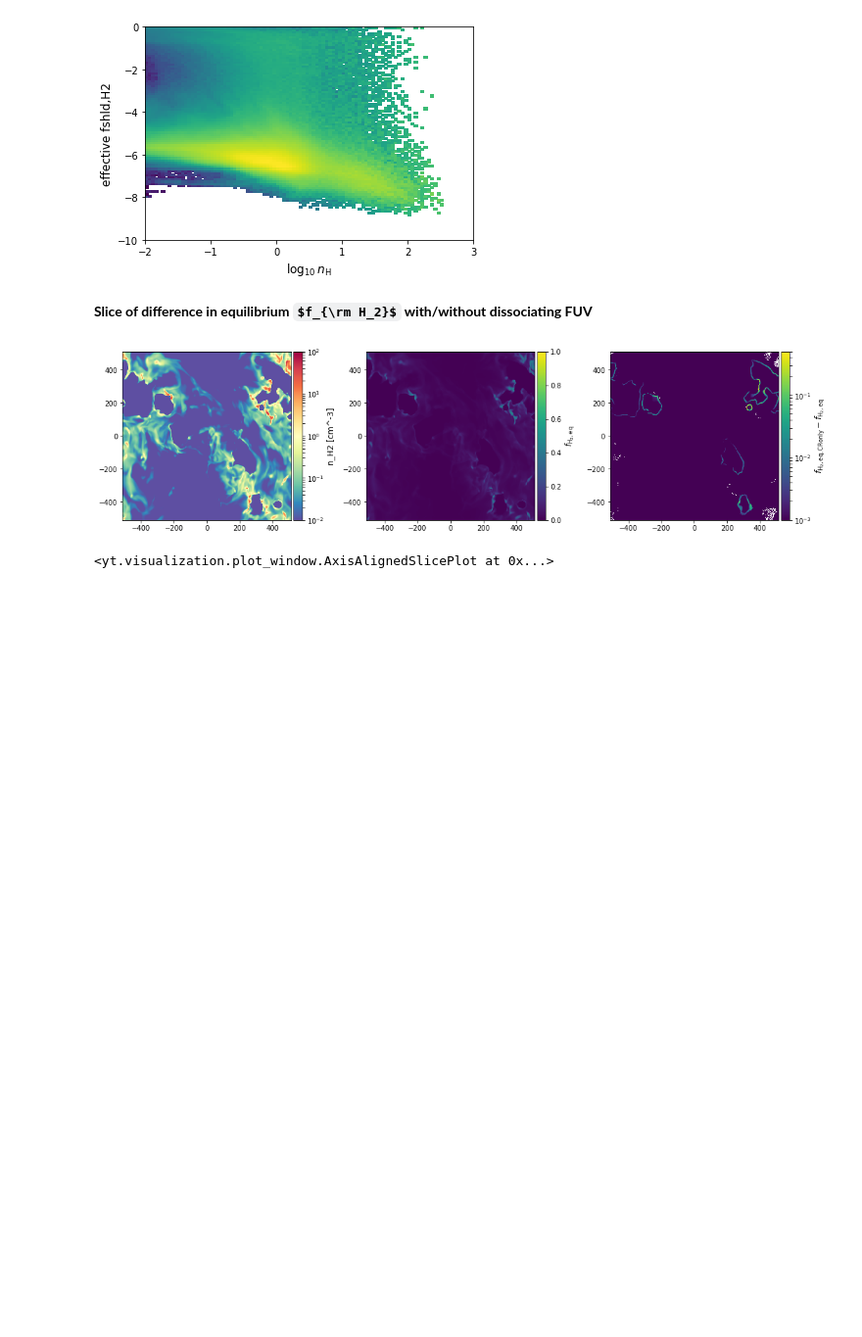
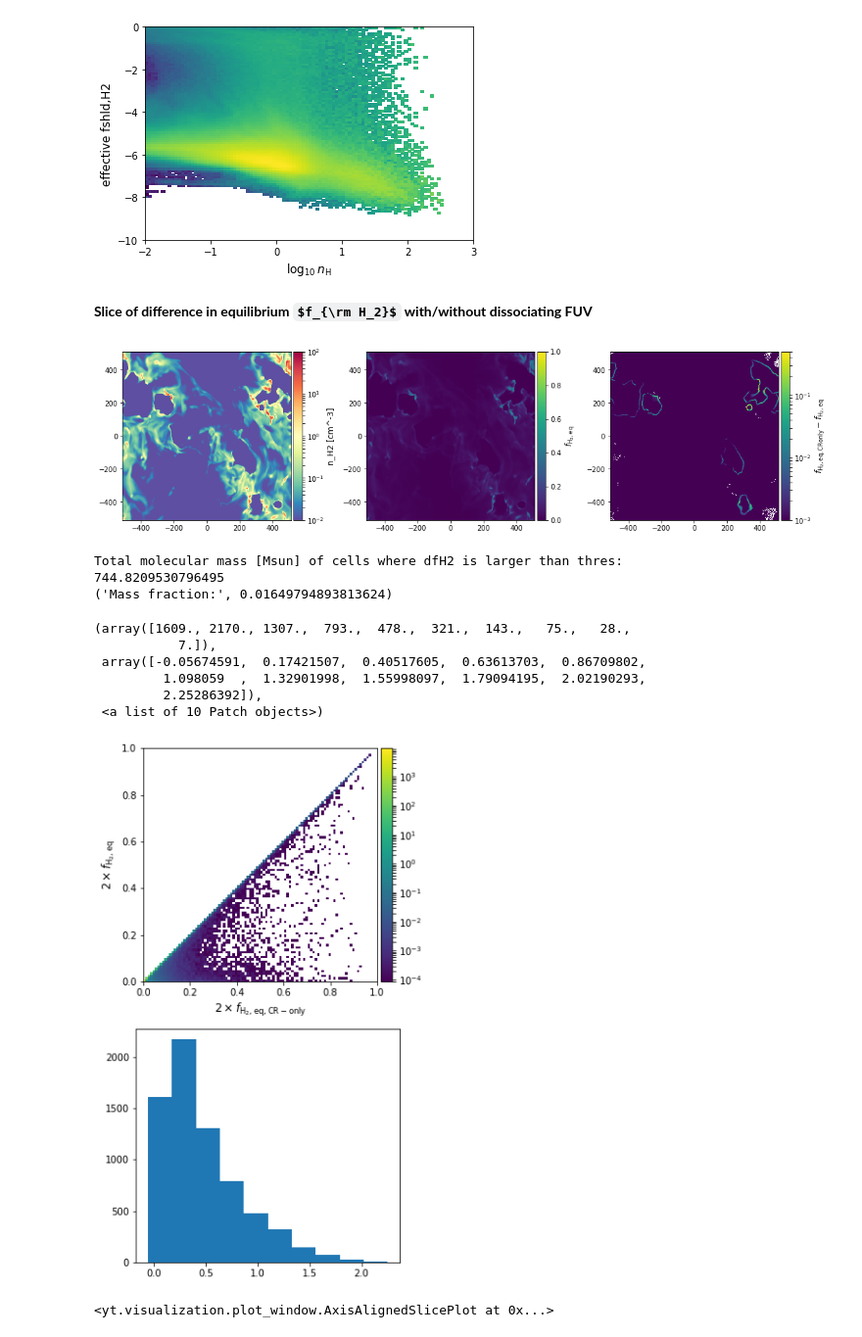
Before and after one commit to jeonggyukim/tigradpy, a Jupyter notebook: notebook/postproc-H2/H2-self-shielding.ipynb, the cells around one changed output. Shown at 98% size. Cells and saved outputs as stored; diff of their text form; code cells hidden in the pictures; some formulas as TeX source; blank space fills up the shorter version.

```diff
--- a/notebook/postproc-H2/H2-self-shielding.ipynb
+++ b/notebook/postproc-H2/H2-self-shielding.ipynb
@@ -283,6 +283,46 @@ cb2.set_label(r'$f_{\rm H_2,eq,CR only} - f_{\rm H_2,eq}$')
 plt.tight_layout()
 # %% [output]
 [figure]
+# %%
+nH1d = nH.flatten()
+nH21d = nH2.flatten()
+x = 2.0*fH2.flatten()
+y = 2.0*fH2_CR_only.flatten()
+H, xe, ye = np.histogram2d(x, y, bins=[100,100], range=[[0,1],[0,1]], density=True)
+# %%
+## Total molecular mass [Msun] of cells where dfH2 is larger than thres
+thres = 1e-2
+print('Total molecular mass [Msun] of cells where dfH2 is larger than thres:')
+print(nH21d[(y - x > thres)].sum()*(4.0*lunit**3)/2e33*2.3e-24)
+## Mass fraction
+print('Mass fraction:',nH21d[(y - x > thres)].sum()/nH21d.sum())
+# %% [output]
+Total molecular mass [Msun] of cells where dfH2 is larger than thres:
+744.8209530796495
+('Mass fraction:', 0.01649794893813624)
+# %%
+from mpl_toolkits.axes_grid1 import make_axes_locatable
+
+fig, axes = plt.subplots(2, 1, figsize=(5, 10))
+plt.sca(axes[0])
+im = plt.imshow(H, norm=mpl.colors.LogNorm(), origin='lower',
+                extent=(0, 1, 0, 1))
+plt.xlabel(r'$2\times f_{\rm H_2,eq,CR-only}$')
+plt.ylabel(r'$2\times f_{\rm H_2,eq}$')
+div = make_axes_locatable(axes[0])
+cax = div.append_axes("right", size="5%", pad=0.05)
+plt.colorbar(im, cax=cax)
+plt.sca(axes[1])
+plt.hist(np.log10(nH1d[(diff_fH2 > 0.05)]))
+plt.
+# %% [output]
+(array([1609., 2170., 1307.,  793.,  478.,  321.,  143.,   75.,   28.,
+           7.]),
+ array([-0.05674591,  0.17421507,  0.40517605,  0.63613703,  0.86709802,
+         1.098059  ,  1.32901998,  1.55998097,  1.79094195,  2.02190293,
+         2.25286392]),
+ <a list of 10 Patch objects>)
+[figure, added]
 # %%
 sl = yt.SlicePlot(ds,'z',['density','rad_energy_density0',
                           'rad_energy_density_LW','specific_scalar[3]'])
```
Also changed, not shown: parts of 1 cell of this notebook, 17 other files.
